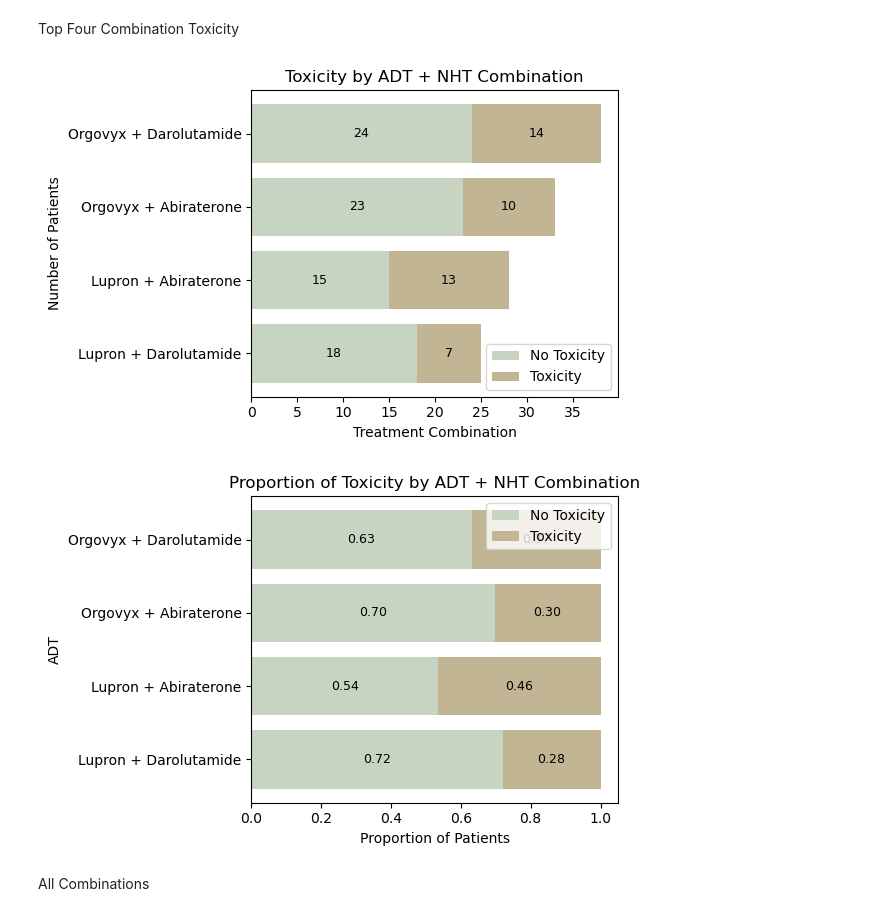
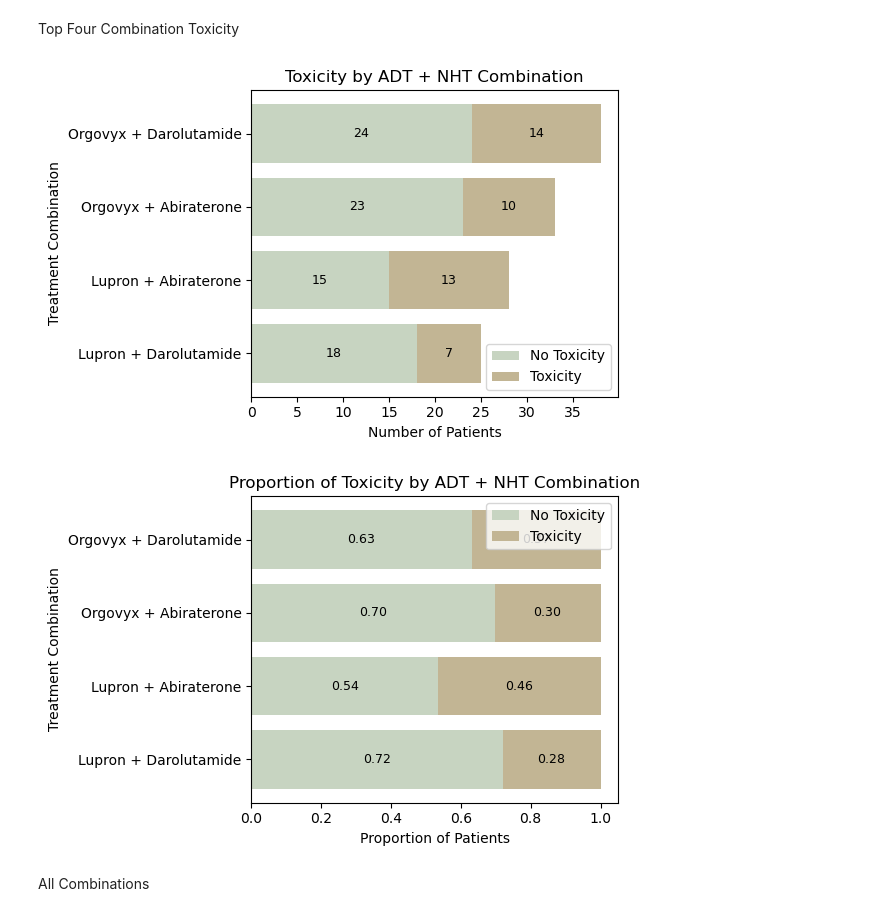
Before and after one commit to kstatham402/170A_Capstone_Project, a Jupyter notebook: notebooks/descriptive_visuals.ipynb, the cells around one changed output. Cells and saved outputs as stored; diff of their text form; code cells hidden in the pictures.

Commit message:
Cleaning up visuals

```diff
--- a/notebooks/descriptive_visuals.ipynb
+++ b/notebooks/descriptive_visuals.ipynb
@@ -624,38 +624,38 @@ bars_yes = ax.barh(counts.index, counts[1],
                   left=counts[0],
                   color='#c2b594', label='Toxicity')
 
 for container in [bars_no, bars_yes]:
     ax.bar_label(container, label_type='center', fontsize=9)
 
-ax.set_xlabel('Treatment Combination')
-ax.set_ylabel('Number of Patients')
+ax.set_xlabel('Number of Patients')
+ax.set_ylabel('Treatment Combination')
 ax.set_title('Toxicity by ADT + NHT Combination')
 ax.legend()
 
 plt.tight_layout()
 plt.show()
 
 fig, ax = plt.subplots(figsize=(6,4))
 props = counts.div(counts.sum(axis=1), axis=0)
 bars_no = ax.barh(props.index, props[0], label='No Toxicity', color='#c7d4c1')
 bars_yes = ax.barh(props.index, props[1], left=props[0], color='#c2b594', label='Toxicity')
 
 labels_no = [f"{p:.2f}" if p > 0 else "" for p in props[0]]
 labels_yes = [f"{p:.2f}" if p > 0 else "" for p in props[1]]
 
 ax.bar_label(bars_no, labels=labels_no, label_type='center', fontsize=9)
 ax.bar_label(bars_yes, labels=labels_yes, label_type='center', fontsize=9)
 
 ax.set_xlabel('Proportion of Patients')
-ax.set_ylabel('ADT')
+ax.set_ylabel('Treatment Combination')
 ax.set_title('Proportion of Toxicity by ADT + NHT Combination')
 ax.legend()
 
 plt.tight_layout()
 plt.show()
 # %% [output]
-[figure, old version]
+[figure, new version]
-[figure, old version]
+[figure, new version]
 # %% [markdown]
 All Combinations
 # %%
```
Also changed, not shown: parts of 20 cells of this notebook.
